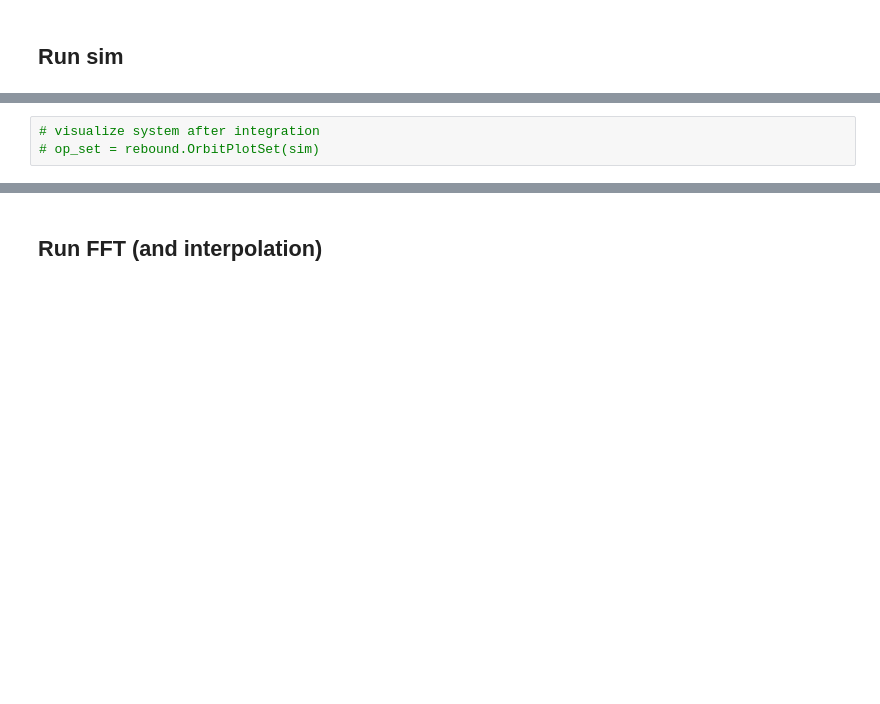
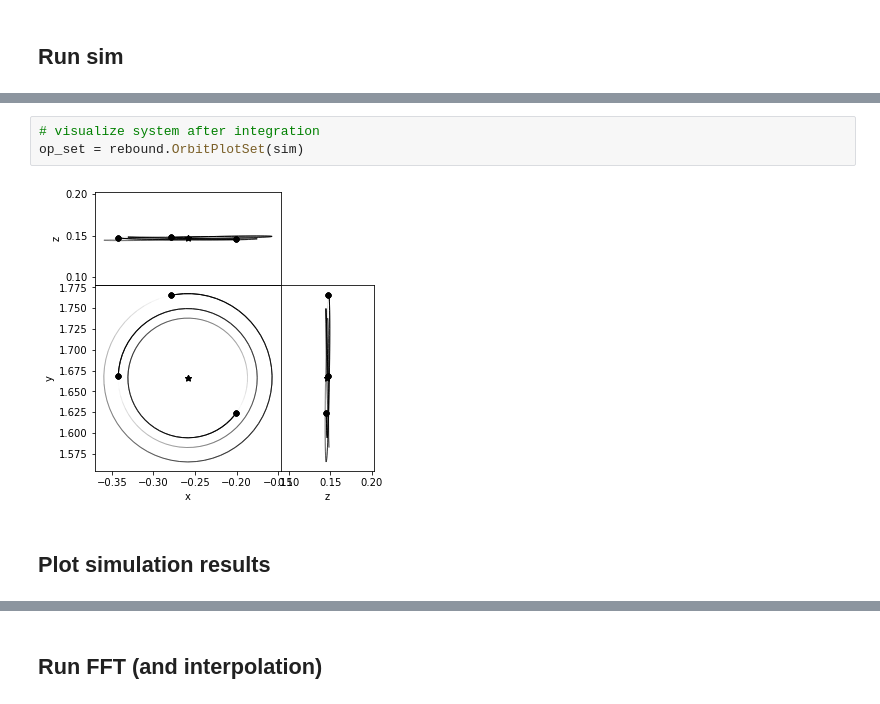
Before and after one commit to Jupiter1994/inc-dynamics, a Jupyter notebook: peas_in_a_pod/peas_in_a_pod.ipynb, the cells around one changed output, grey strips where cells are left out. Cells and saved outputs as stored; diff of their text form; blank space fills up the shorter version.

```diff
--- a/peas_in_a_pod/peas_in_a_pod.ipynb
+++ b/peas_in_a_pod/peas_in_a_pod.ipynb
@@ -81,4 +181,8 @@ Integration took 193.7 seconds
 # %%
 # visualize system after integration
-# op_set = rebound.OrbitPlotSet(sim)
+op_set = rebound.OrbitPlotSet(sim)
+# %% [output]
+[figure, added]
+# %% [markdown]
+## Plot simulation results
 # %%
```
Also changed, not shown: parts of 25 cells of this notebook, 1 other file.
